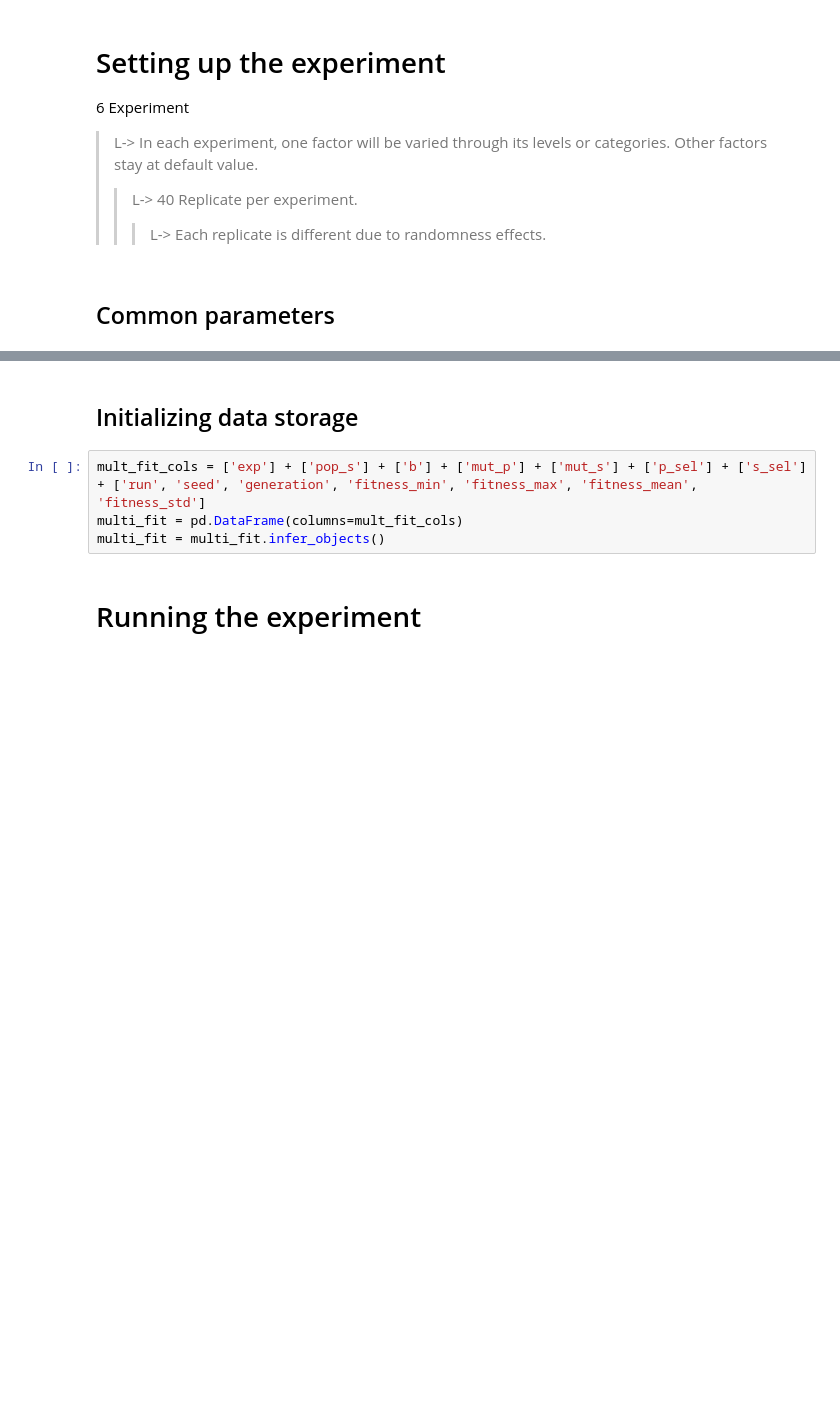
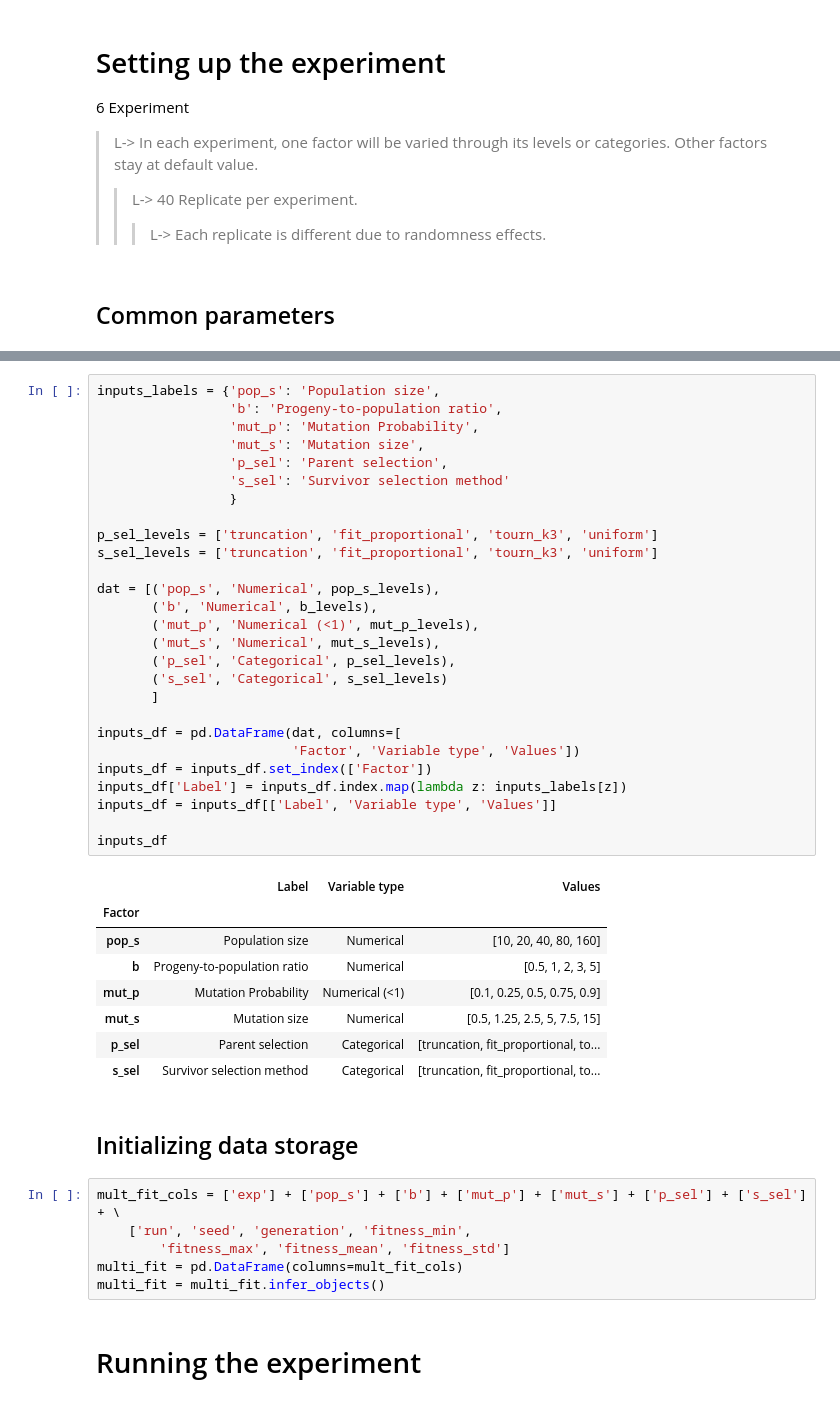
Before and after one commit to EloyRD/ThesisExp, a Jupyter notebook: EA_A_02_OFAT.ipynb, the cells around one changed output, grey strips where cells are left out. Saved outputs shown, nothing was run; the diff lists cells and outputs as text; blank space fills up the shorter version.

```diff
--- a/EA_A_02_OFAT.ipynb
+++ b/EA_A_02_OFAT.ipynb
@@ -103,7 +118,45 @@ sur_selection = 'tournament_k3'
+# %%
+inputs_labels = {'pop_s': 'Population size',
+                 'b': 'Progeny-to-population ratio',
+                 'mut_p': 'Mutation Probability',
+                 'mut_s': 'Mutation size',
+                 'p_sel': 'Parent selection',
+                 's_sel': 'Survivor selection method'
+                 }
+
+p_sel_levels = ['truncation', 'fit_proportional', 'tourn_k3', 'uniform']
+s_sel_levels = ['truncation', 'fit_proportional', 'tourn_k3', 'uniform']
+
+dat = [('pop_s', 'Numerical', pop_s_levels),
+       ('b', 'Numerical', b_levels),
+       ('mut_p', 'Numerical (<1)', mut_p_levels),
+       ('mut_s', 'Numerical', mut_s_levels),
+       ('p_sel', 'Categorical', p_sel_levels),
+       ('s_sel', 'Categorical', s_sel_levels)
+       ]
+
+inputs_df = pd.DataFrame(dat, columns=[
+                         'Factor', 'Variable type', 'Values'])
+inputs_df = inputs_df.set_index(['Factor'])
+inputs_df['Label'] = inputs_df.index.map(lambda z: inputs_labels[z])
+inputs_df = inputs_df[['Label', 'Variable type', 'Values']]
+
+inputs_df
+# %% [output]
+|  | Label | Variable type | Values |
+| Factor |  |  |  |
+| pop_s | Population size | Numerical | [10, 20, 40, 80, 160] |
+| b | Progeny-to-population ratio | Numerical | [0.5, 1, 2, 3, 5] |
+| mut_p | Mutation Probability | Numerical (<1) | [0.1, 0.25, 0.5, 0.75, 0.9] |
+| mut_s | Mutation size | Numerical | [0.5, 1.25, 2.5, 5, 7.5, 15] |
+| p_sel | Parent selection | Categorical | [truncation, fit_proportional, to... |
+| s_sel | Survivor selection method | Categorical | [truncation, fit_proportional, to... |
 # %% [markdown]
 ## Initializing data storage
 # %%
-mult_fit_cols = ['exp'] + ['pop_s'] + ['b'] + ['mut_p'] + ['mut_s'] + ['p_sel'] + ['s_sel'] + ['run', 'seed', 'generation', 'fitness_min', 'fitness_max', 'fitness_mean', 'fitness_std']
+mult_fit_cols = ['exp'] + ['pop_s'] + ['b'] + ['mut_p'] + ['mut_s'] + ['p_sel'] + ['s_sel'] + \
+    ['run', 'seed', 'generation', 'fitness_min',
+        'fitness_max', 'fitness_mean', 'fitness_std']
 multi_fit = pd.DataFrame(columns=mult_fit_cols)
 multi_fit = multi_fit.infer_objects()
 # %% [markdown]
```
Also changed, not shown: parts of 37 cells of this notebook, 17 other files.
